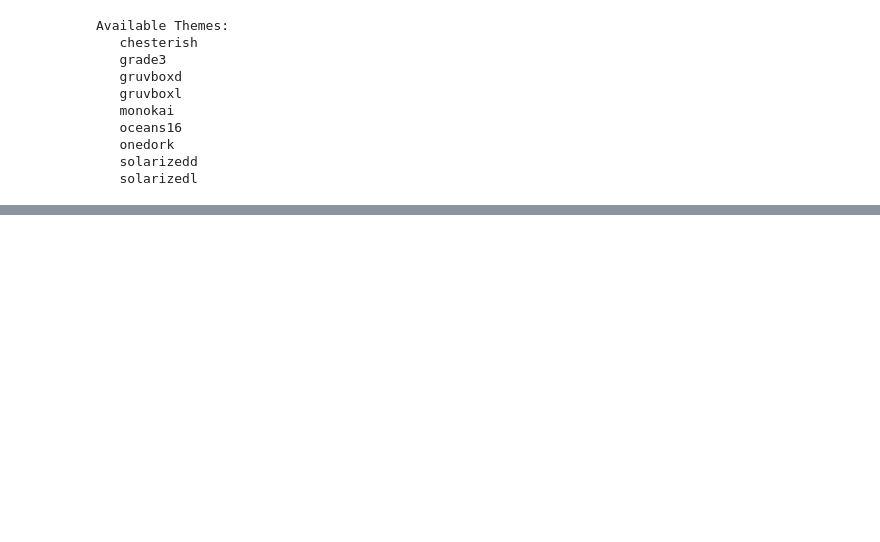
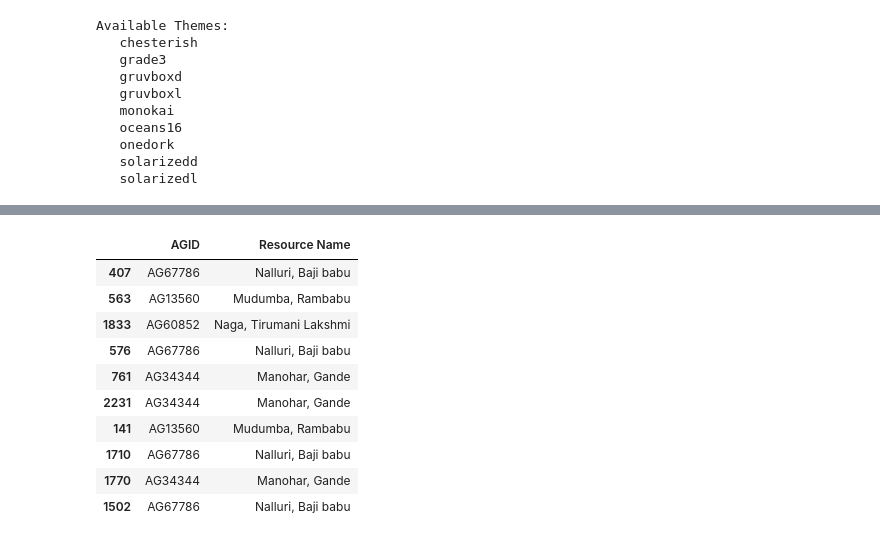
Before and after one commit to ghosh-ayan/Data-Science-101, a Jupyter notebook: Jupyter_Files/Pandas - Tidying Datasets and More.ipynb, the cells around one changed output, grey strips where cells are left out. Saved outputs shown, nothing was run; the diff lists cells and outputs as text; code cells hidden in the pictures; blank space fills up the shorter version.

```diff
--- a/Jupyter_Files/Pandas - Tidying Datasets and More.ipynb
+++ b/Jupyter_Files/Pandas - Tidying Datasets and More.ipynb
@@ -193,0 +256,15 @@ Available Themes:
+# %%
+# Selecting more than one column --> Gives dataframe
+df_play[['AGID','Resource Name']]
+# %% [output]
+|  | AGID | Resource Name |
+| 407 | AG67786 | Nalluri, Baji babu |
+| 563 | AG13560 | Mudumba, Rambabu |
+| 1833 | AG60852 | Naga, Tirumani Lakshmi |
+| 576 | AG67786 | Nalluri, Baji babu |
+| 761 | AG34344 | Manohar, Gande |
+| 2231 | AG34344 | Manohar, Gande |
+| 141 | AG13560 | Mudumba, Rambabu |
+| 1710 | AG67786 | Nalluri, Baji babu |
+| 1770 | AG34344 | Manohar, Gande |
+| 1502 | AG67786 | Nalluri, Baji babu |
```
Also changed, not shown: parts of 40 cells of this notebook, 3 other files.
